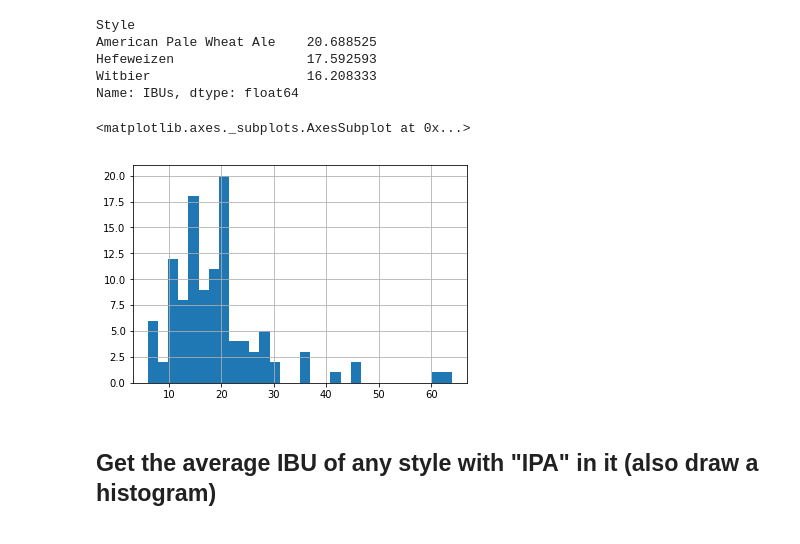
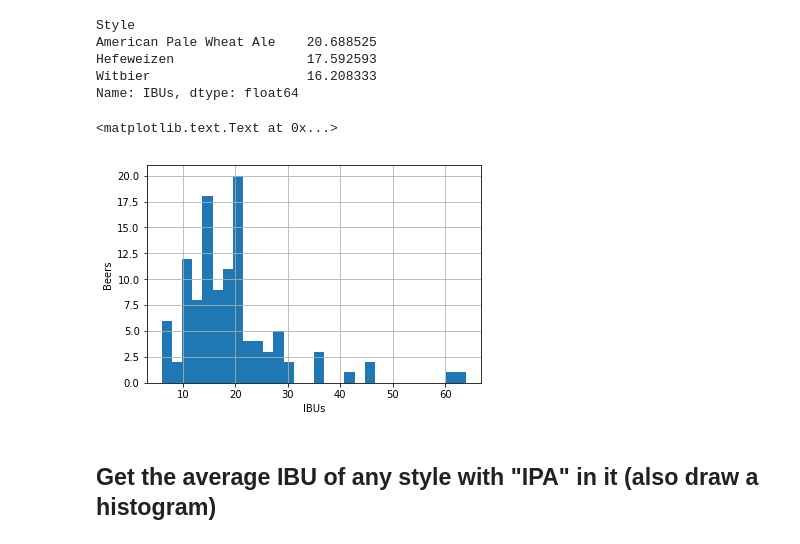
Before and after one commit to mathieulede/foundations, a Jupyter notebook: 06-homework/beer/Dataset ONE - Beer cans.ipynb, the cells around one changed output. Saved outputs shown, nothing was run; the diff lists cells and outputs as text; code cells hidden in the pictures.

```diff
--- a/06-homework/beer/Dataset ONE - Beer cans.ipynb
+++ b/06-homework/beer/Dataset ONE - Beer cans.ipynb
@@ -283,10 +288,12 @@ Hefeweizen                 17.592593
 Witbier                    16.208333
 Name: IBUs, dtype: float64
 # %%
-df[df['Style'].isin(styles)]['IBUs'].hist(bins=30)
+graph = df[df['Style'].isin(styles)]['IBUs'].hist(bins=30)
+graph.set_xlabel('IBUs')
+graph.set_ylabel('Beers')
 # %% [output]
-<matplotlib.axes._subplots.AxesSubplot at 0x...>
+<matplotlib.text.Text at 0x...>
-[figure, old version]
+[figure, new version]
 # %% [markdown]
 ## Get the average IBU of any style with "IPA" in it (also draw a histogram)
 # %%
```
Also changed, not shown: parts of 7 cells of this notebook, 1 other file.
